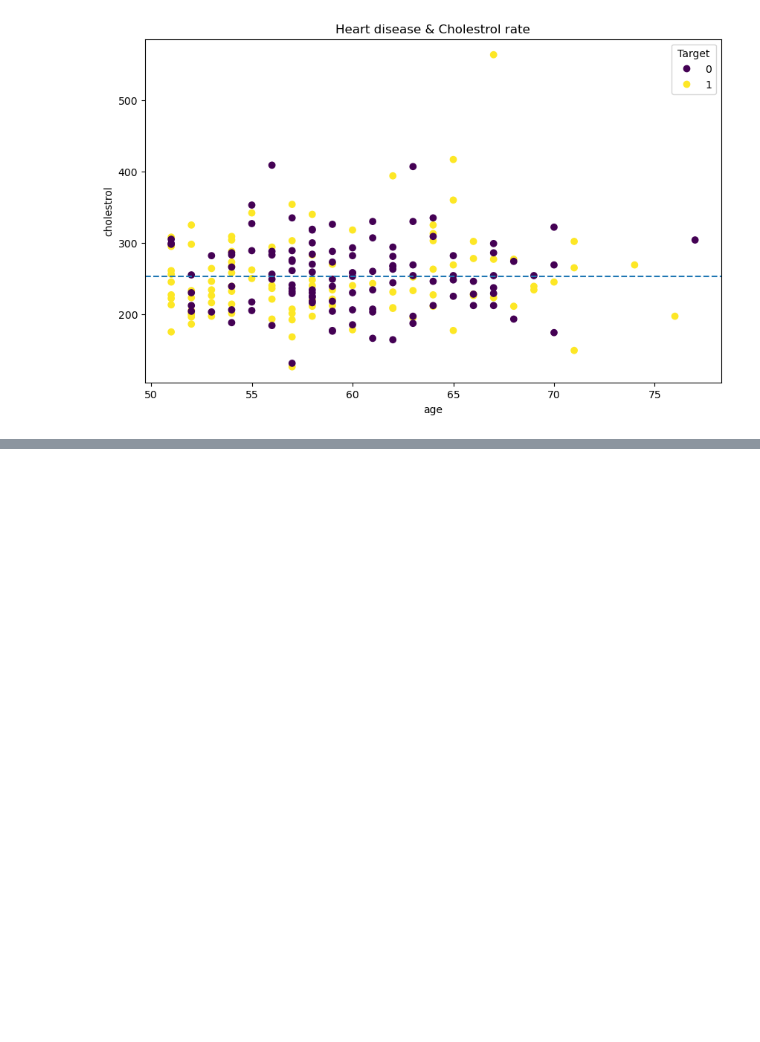
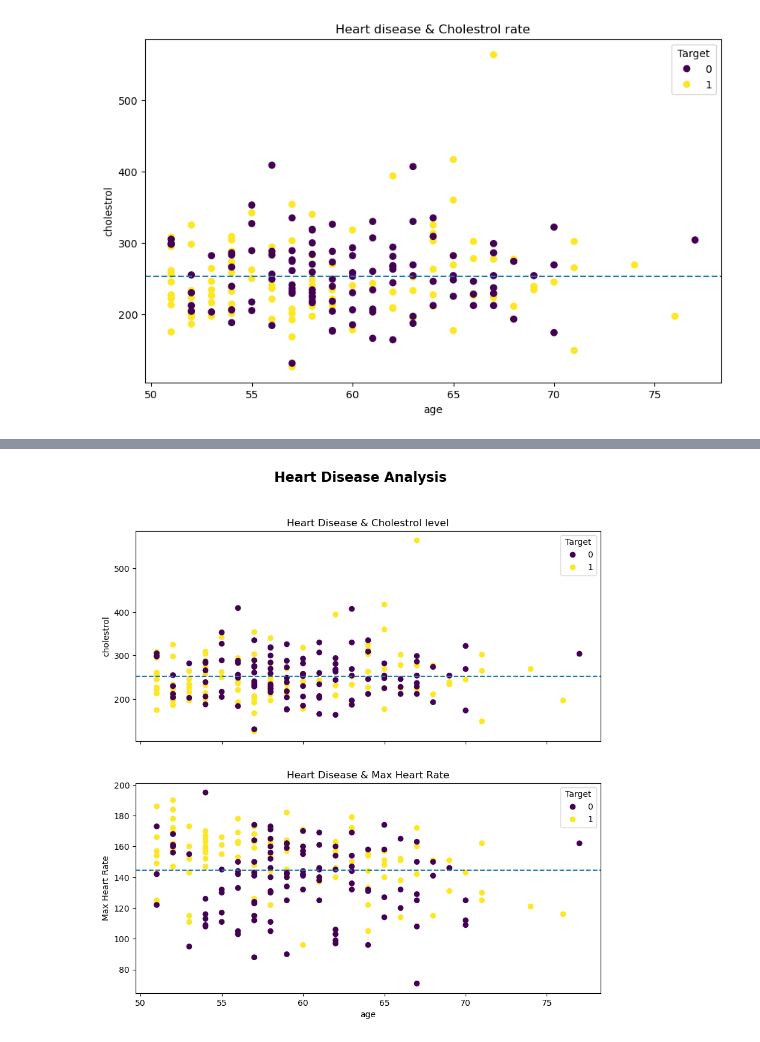
Before and after one commit to ayyesu/data-science_journey, a Jupyter notebook: sample-project/Introduction_to_matplotlib.ipynb, the cells around one changed output, grey strips where cells are left out. Saved outputs shown, nothing was run; the diff lists cells and outputs as text; code cells hidden in the pictures; blank space fills up the shorter version.

Commit message:
plotting from a pandas dataframe 7

```diff
--- a/sample-project/Introduction_to_matplotlib.ipynb
+++ b/sample-project/Introduction_to_matplotlib.ipynb
@@ -407,0 +417,32 @@ fig.savefig("over_50.png")
+# %%
+# Subplot of chol, age, thalach
+fig, (ax0, ax1) = plt.subplots(nrows=2,
+                               ncols=1,
+                               figsize=(10, 10),
+                              sharex=True)
+# Add data to ax0 & ax1
+scatter = ax0.scatter(over_50["age"], over_50["chol"], c=over_50["target"])
+scatter_1 = ax1.scatter(over_50["age"], over_50["thalach"], c=over_50["target"])
+
+# Customize ax0 & ax1
+ax0.set(title="Heart Disease & Cholestrol level",
+       ylabel="cholestrol")
+ax1.set(title="Heart Disease & Max Heart Rate",
+       xlabel="age",
+       ylabel="Max Heart Rate")
+
+# Add legend
+ax0.legend(*scatter.legend_elements(), title="Target")
+ax1.legend(*scatter_1.legend_elements(), title="Target")
+
+# Add horizontal line
+ax0.axhline(over_50["chol"].mean(), linestyle="--");
+ax1.axhline(over_50["thalach"].mean(), linestyle="--");
+
+# Add a title to the figure
+fig.suptitle("Heart Disease Analysis", fontsize=16, fontweight="bold");
+
+# save the figure
+fig.savefig("heart_disease_analysis.png");
+# %% [output]
+[figure, added]
```
Also changed, not shown: parts of 12 cells of this notebook, 1 other file.
